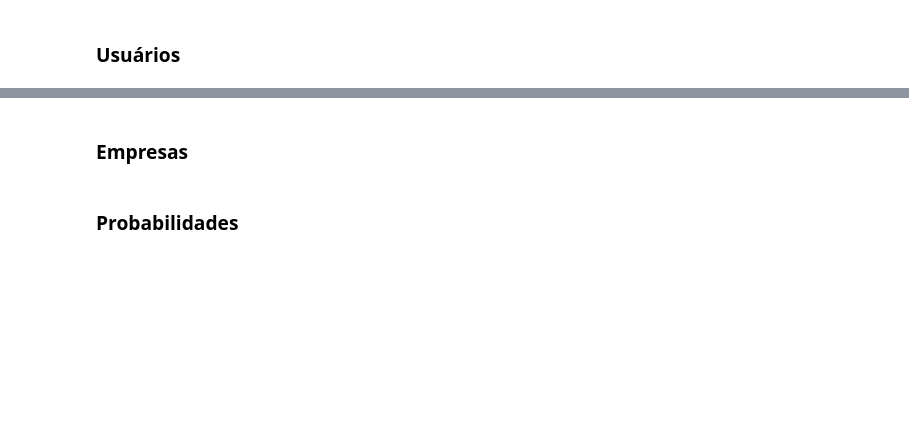
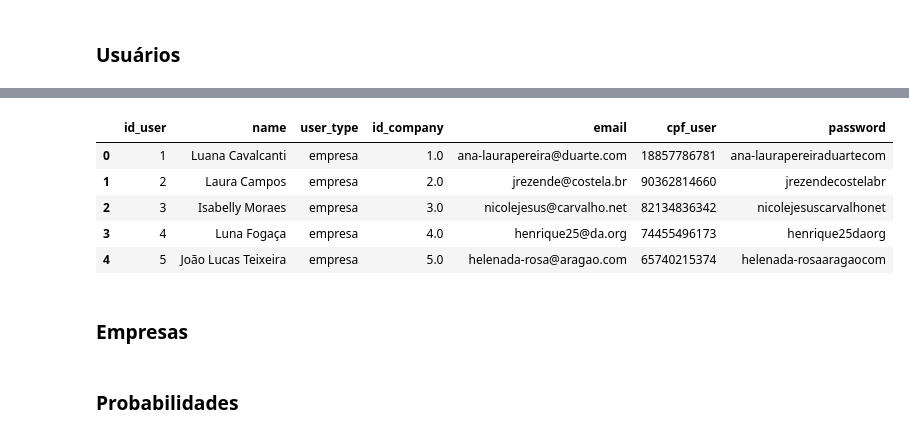
Before and after one commit to pedrohmvv/Consumidor-Gov, a Jupyter notebook: notebooks/analisys.ipynb, the cells around one changed output, grey strips where cells are left out. Drawn from its saved outputs; the diff is of its cells as text; code cells hidden in the pictures; blank space fills up the shorter version.

```diff
--- a/notebooks/analisys.ipynb
+++ b/notebooks/analisys.ipynb
@@ -677,15 +689,25 @@ print(generate_cpf())
 # %%
+import pandas as pd
 from faker import Faker
+import random
+import bcrypt
 
-fake = Faker('pt_BR')
+fake = Faker('pt-br')
 
-def generate_user_data_corrected(id_users, id_companies):
+def hash_password(password):
+    return bcrypt.hashpw(password.encode('utf-8'), bcrypt.gensalt()).decode('utf-8')
+
+def generate_user_data_corrected(id_users, id_companies, total_users=2000, n_empresas=839):
     generated_cpfs = set()
     user_data = []
 
+    cidadao_users_quant = int((total_users - n_empresas) * 0.9)
 
-    for id in id_companies:
-        id_user = id
+    company_users_ids = list(range(1, n_empresas + 1))
+    cidadaos_ids = list(range(n_empresas+1, cidadao_users_quant+1))
+    servidores_ids = list(range(cidadao_users_quant+1, total_users))
+
+    for id_user in company_users_ids:
         nome_usuario = fake.name()
         tipo_usuario = 'empresa'
         email = fake.company_email()
@@ -693,61 +715,89 @@ def generate_user_data_corrected(id_users, id_companies):
 
         while cpf_user in generated_cpfs:
             cpf_user = generate_cpf()
-
         generated_cpfs.add(cpf_user)
 
-        user_data.append([id_user, nome_usuario, tipo_usuario, None, email, cpf_user, fake.sha256()])
+        pwd = hash_password(email) if id_user == 10 else email.replace('@', '').replace('.', '')
 
-    remaining_users = len(id_users) - len(id_companies)
-    num_cidadao = int(remaining_users * 0.9)
-    num_servidor = remaining_users - num_cidadao
+        user_data.append([
+            id_user,
+            nome_usuario,
+            tipo_usuario,
+            id_user,
+            email,
+            cpf_user,
+            pwd
+        ])
 
-    for id in id_users[len(id_companies):len(id_companies) + num_cidadao]:
+    for id_user in cidadaos_ids:
         nome_usuario = fake.name()
         tipo_usuario = 'cidadao'
         email = fake.email()
         cpf_user = generate_cpf()
 
         while cpf_user in generated_cpfs:
             cpf_user = generate_cpf()
-
         generated_cpfs.add(cpf_user)
 
-        user_data.append([id, nome_usuario, tipo_usuario, None, email, cpf_user, fake.sha256()])
+        pwd = email.replace('@', '').replace('.', '')
 
-    for id in id_users[len(id_companies) + num_cidadao:]:
+        user_data.append([
+            id_user,
+            nome_usuario,
+            tipo_usuario,
+            None,
+            email,
+            cpf_user,
+            pwd
+        ])
+
+    for id_user in servidores_ids:
         nome_usuario = fake.name()
         tipo_usuario = 'servidor'
         email = fake.user_name() + "@consumidor.gov.br"
         cpf_user = generate_cpf()
 
         while cpf_user in generated_cpfs:
             cpf_user = generate_cpf()
-
         generated_cpfs.add(cpf_user)
 
-        user_data.append([id, nome_usuario, tipo_usuario, None, email, cpf_user, fake.sha256()])
+        pwd = email.replace('@', '').replace('.', '')
 
-    dataframe = pd.DataFrame(
-        user_data,
-        columns=[
-            'id_user',
-            'name',
-            'user_type',
-            'id_company',
-            'email',
-            'cpf_user',
-            'password'
-        ]
-    )
+        user_data.append([
+            id_user,
+            nome_usuario,
+            tipo_usuario,
+            None,
+            email,
+            cpf_user,
+            pwd
+        ])
+
+    dataframe = pd.DataFrame(user_data, columns=[
+        'id_user',
+        'name',
+        'user_type',
+        'id_company',
+        'email',
+        'cpf_user',
+        'password'
+    ])
 
     return dataframe
-
 
 users = generate_user_data_corrected(
     id_users=reports_table['id_user'].unique(),
     id_companies=reports_table['id_company'].unique()
 )
+
+users.head()
+# %% [output]
+|  | id_user | name | user_type | id_company | email | cpf_user | password |
+| 0 | 1 | Luana Cavalcanti | empresa | 1.0 | ana-laurapereira@duarte.com | 18857786781 | ana-laurapereiraduartecom |
+| 1 | 2 | Laura Campos | empresa | 2.0 | jrezende@costela.br | 90362814660 | jrezendecostelabr |
+| 2 | 3 | Isabelly Moraes | empresa | 3.0 | nicolejesus@carvalho.net | 82134836342 | nicolejesuscarvalhonet |
+| 3 | 4 | Luna Fogaça | empresa | 4.0 | henrique25@da.org | 74455496173 | henrique25daorg |
+| 4 | 5 | João Lucas Teixeira | empresa | 5.0 | helenada-rosa@aragao.com | 65740215374 | helenada-rosaaragaocom |
 # %% [markdown]
 ### **Empresas**
 # %%
```
Also changed, not shown: parts of 26 cells of this notebook, 15 other files.
